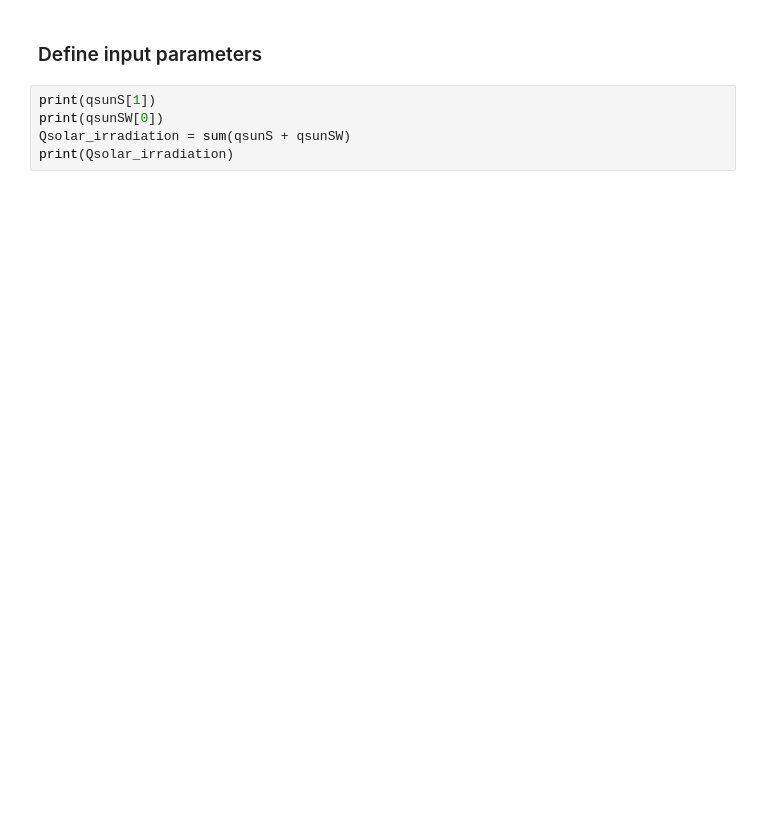
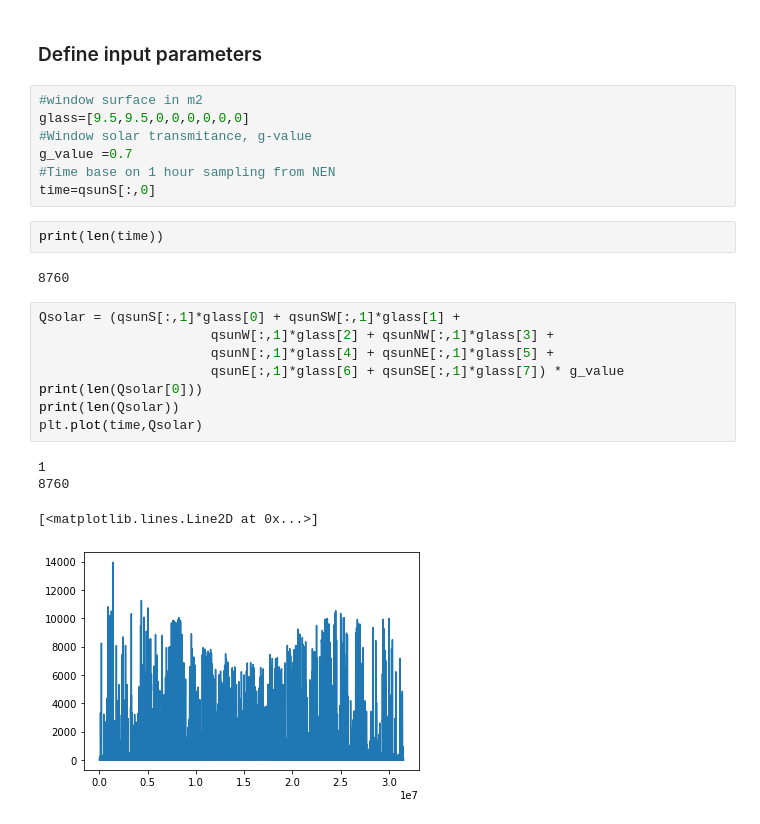
Before and after one commit to hancse/HT-HeatPump, a Jupyter notebook: Simulation/Python/House_Model.ipynb, the cells around one changed output. Saved outputs shown, nothing was run; the diff lists cells and outputs as text; blank space fills up the shorter version.

```diff
--- a/Simulation/Python/House_Model.ipynb
+++ b/Simulation/Python/House_Model.ipynb
@@ -351,7 +403,26 @@ gc.collect() # collect garbages
 # %% [markdown]
 ### Define input parameters
-# %%
-print(qsunS[1])
-print(qsunSW[0])
-Qsolar_irradiation = sum(qsunS + qsunSW)
-print(Qsolar_irradiation)
+# %%
+#window surface in m2
+glass=[9.5,9.5,0,0,0,0,0,0]
+#Window solar transmitance, g-value
+g_value =0.7
+#Time base on 1 hour sampling from NEN
+time=qsunS[:,0]
+# %%
+print(len(time))
+# %% [output]
+8760
+# %%
+Qsolar = (qsunS[:,1]*glass[0] + qsunSW[:,1]*glass[1] +
+                      qsunW[:,1]*glass[2] + qsunNW[:,1]*glass[3] +
+                      qsunN[:,1]*glass[4] + qsunNE[:,1]*glass[5] +
+                      qsunE[:,1]*glass[6] + qsunSE[:,1]*glass[7]) * g_value
+print(len(Qsolar[0]))
+print(len(Qsolar))
+plt.plot(time,Qsolar)
+# %% [output]
+1
+8760
+[<matplotlib.lines.Line2D at 0x...>]
+[figure, added]
```
Also changed, not shown: parts of 25 cells of this notebook.
